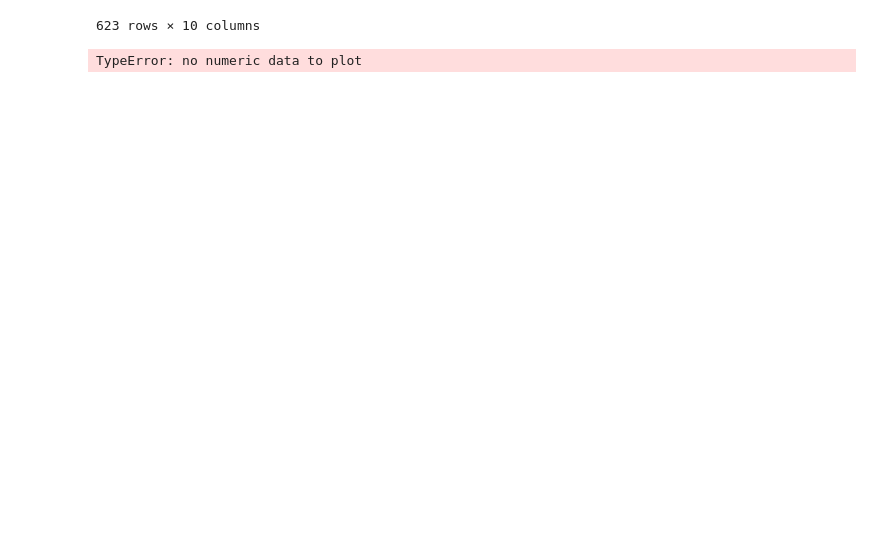
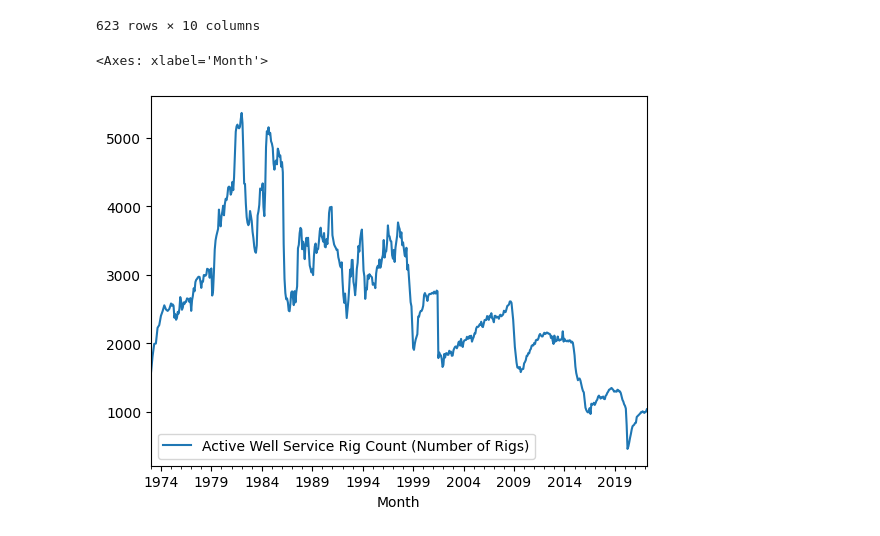
Before and after one commit to Camsbary/eda_assignment, a Jupyter notebook: assignment.ipynb, the cells around one changed output. Cells and saved outputs as stored; diff of their text form; code cells hidden in the pictures; blank space fills up the shorter version.

```diff
--- a/assignment.ipynb
+++ b/assignment.ipynb
@@ -290,9 +290,19 @@ drill_df
 # %%
 #3
 #Let's look at Active Well Service Rig Count (Number of Rigs), which is the total number of rigs over time.
 #Make a line plot of this time series. Describe what you see
 
-active_cleaned = 'Act'Active Well Service Rig Count (Number of Rigs)'
-for each in drill_df['Active Well Service Rig Count (Number of Rigs)']
+active_cleaned = []
+for each in drill_df['Active Well Service Rig Count (Number of Rigs)']:
+  try:
+    active_cleaned.append(int(each))
+  except:
+    active_cleaned.append(each)
+
+drill_df['Active Well Service Rig Count (Number of Rigs)'] = active_cleaned
+drill_df = drill_df[drill_df['Active Well Service Rig Count (Number of Rigs)'] != 'Not Available']
+drill_df
+drill_df.plot(x='Month', y='Active Well Service Rig Count (Number of Rigs)')
 # %% [output]
-TypeError: no numeric data to plot
+<Axes: xlabel='Month'>
+[figure, added]
```
Also changed, not shown: parts of 3 cells of this notebook.
